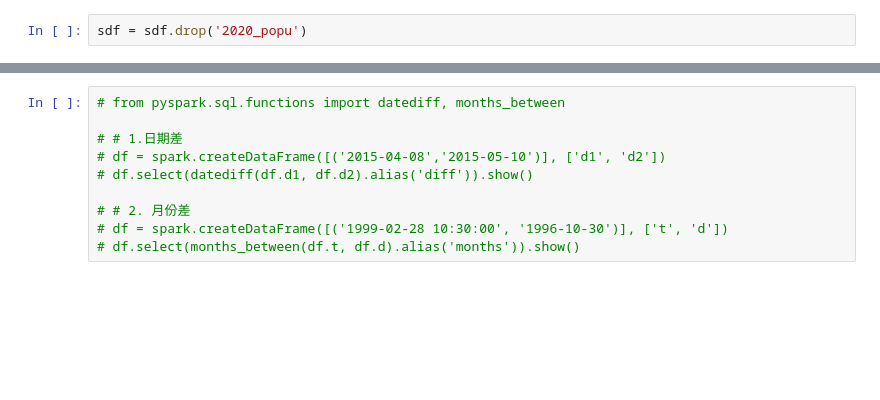
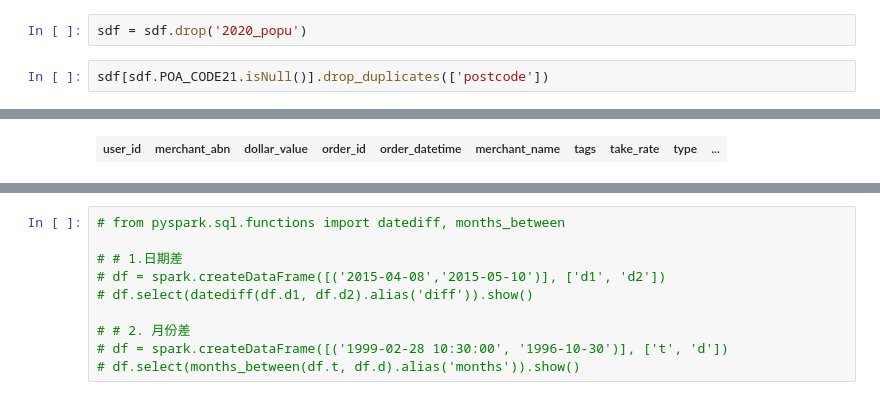
Before and after one commit to MAST30034-Applied-Data-Science/generic-buy-now-pay-later-project-group-24, a Jupyter notebook: notebooks/connect.ipynb, the cells around one changed output, grey strips where cells are left out. Cells and saved outputs as stored; diff of their text form; blank space fills up the shorter version.

```diff
--- a/notebooks/connect.ipynb
+++ b/notebooks/connect.ipynb
@@ -356,3 +365,6 @@ sdf.show(5)
 only showing top 5 rows
 # %%
 sdf = sdf.drop('2020_popu')
+# %%
+sdf[sdf.POA_CODE21.isNull()].drop_duplicates(['postcode'])
+# %% [output]
@@ -359,3 +372,4 @@ sdf = sdf.drop('2020_popu')
+| user_id | merchant_abn | dollar_value | order_id | order_datetime | merchant_name | tags | take_rate | type | ... |
 # %%
 sdf.show(5)
 # %% [output]
```
Also changed, not shown: parts of 8 cells of this notebook.
